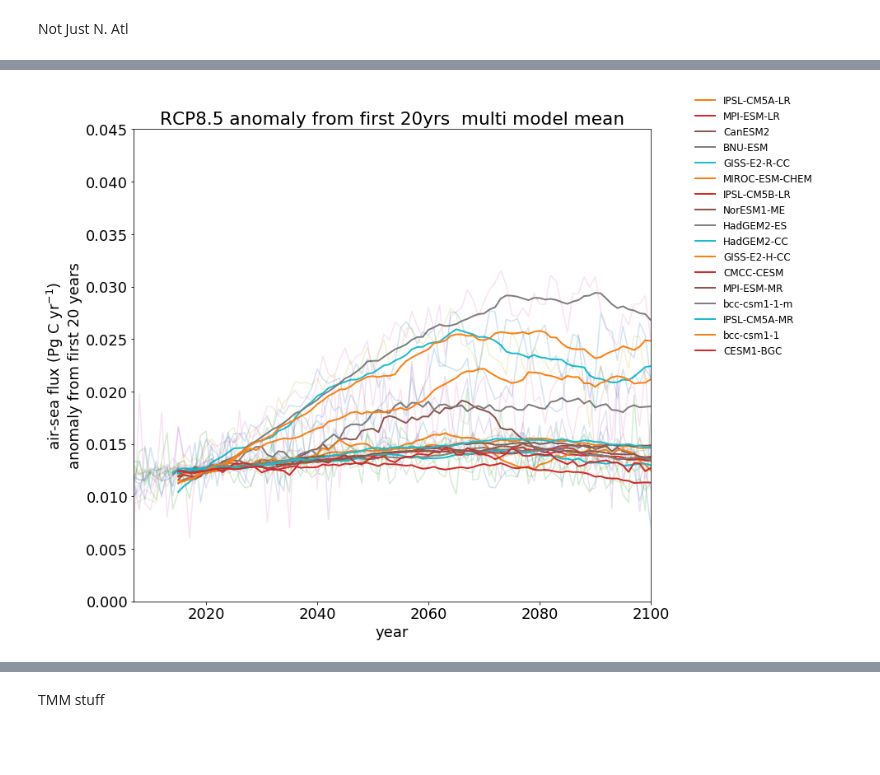
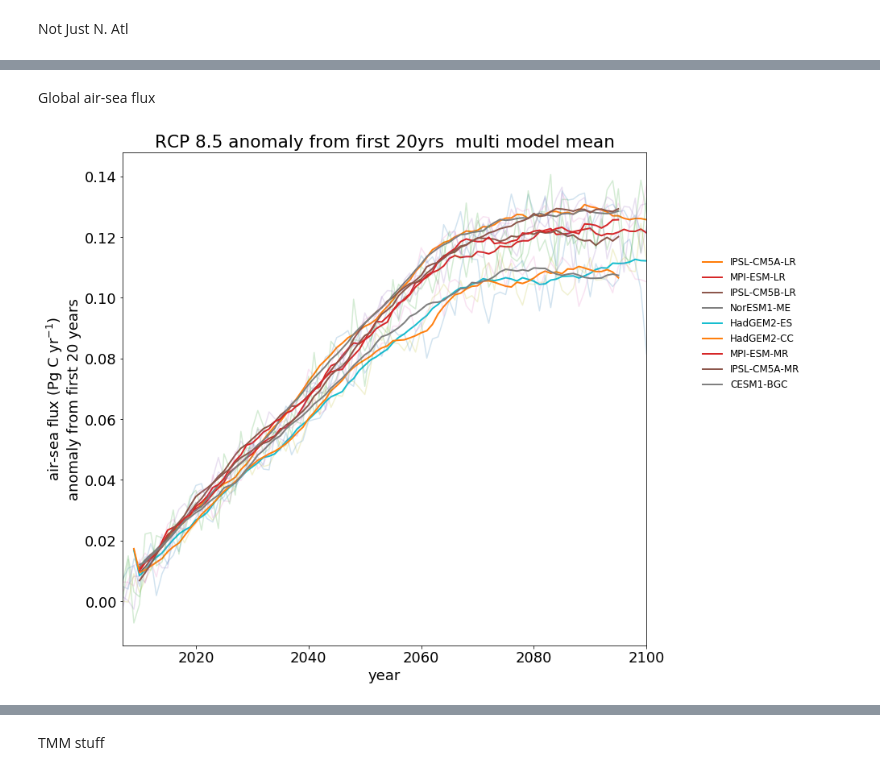
Before and after one commit to PaulHalloran/batmobile_jupyter_notebooks, a Jupyter notebook: analysis_for_noc_talk.ipynb, the cells around one changed output, grey strips where cells are left out. Saved outputs shown, nothing was run; the diff lists cells and outputs as text; code cells hidden in the pictures; blank space fills up the shorter version.

```diff
--- a/analysis_for_noc_talk.ipynb
+++ b/analysis_for_noc_talk.ipynb
@@ -1351,6 +1354,7 @@ run = 'rcp85'
 models = list(data_dict[run][variable])
 models.remove('CanESM2')
 models.remove('BNU-ESM')
+models.remove('CMCC-CESM')
 
 plt.close('all')
 fig = plt.figure(figsize=(10,7))
@@ -1358,16 +1362,18 @@ gs = gridspec.GridSpec(1, 1)
 ax1 = plt.subplot(gs[0:1,0:1])
 
 #'atl_n_subtropics','subtropics','atl_s_subtropics','pac_n_subtropicsE','pac_n_subtropicsW','pac_s_subtropicsE','pac_s_subtropicsW','global','atl_n_subpolar','pac_n_subpolarE','pac_n_subpolarW','S_ocean','arctic'
-j=7
+regions = ['atl_n_subtropics','global','S_ocean','N_alt']
+region = regions[1]
 
 for i,model in enumerate(models):
-    revelle_factor = carbchem_revelle(10,9.99e9,data_dict_region[regions[j]][run]['tos'][model]['first20']-273.15,data_dict_region[regions[j]][run]['sos'][model]['first20'],data_dict_region[regions[j]][run]['dissic'][model]['first20'],data_dict_region[regions[j]][run]['talk'][model]['first20'])
-    rf_aa = area_avg2(revelle_factor,region_bounds[regions[j]]['W'],region_bounds[regions[j]]['E'],region_bounds[regions[j]]['S'],region_bounds[regions[j]]['N'])
-    fgco2_change = area_sum2(data_dict_region[regions[j]][run]['fgco2'][model]['last20'] - data_dict_region[regions[j]][run]['fgco2'][model]['first20'],region_bounds[regions[j]]['W'],region_bounds[regions[j]]['E'],region_bounds[regions[j]]['S'],region_bounds[regions[j]]['N'])
+    revelle_factor = carbchem_revelle(10,9.99e9,data_dict_region[region][run]['tos'][model]['first20']-273.15,data_dict_region[region][run]['sos'][model]['first20'],data_dict_region[region][run]['dissic'][model]['first20'],data_dict_region[region][run]['talk'][model]['first20'])
+    rf_aa = area_avg(revelle_factor)
+    fgco2_change = area_sum(data_dict_region[region][run]['fgco2'][model]['last20'] - data_dict_region[region][run]['fgco2'][model]['first20'])
     if model <> 'NorESM1-ME':
         ax1.scatter(rf_aa.data,(fgco2_change.data*365.0*yearsec)/1.0e12,s=100,label = model)
 
-# plt.ylim(0.0,0.008)
+# plt.ylim(0.085,0.11)
+# plt.xlim(11.0,11.7)
 # cbar = fig.colorbar(contour_result1, cax=axs[-1])
 # cbar.set_label('Revelle Factor')
 plt.legend(loc=8, bbox_to_anchor=(1.2, 0.5),prop={'size': 12},frameon=False)
@@ -1383,35 +1388,44 @@ IndexError: index 0 is out of bounds for axis 0 with size 0
+# %% [markdown]
+Global air-sea flux
 # %%
-models = model_names(directory)
-models = list(models)
-models.remove('GFDL-ESM2M')
-models.remove('CNRM-CM5')
-
+# models = model_names(directory)
+# models = list(models)
+# models.remove('GFDL-ESM2M')
+# models.remove('CNRM-CM5')
+models = list(data_dict['rcp85']['talk'])
+models.remove('CanESM2')
+models.remove('BNU-ESM')
+models.remove('CMCC-CESM')
 variable = 'fgco2'
 run = 'rcp85'
+
+
 
 font = {'family' : 'normal',
         'weight' : 'normal',
         'size'   : 18}
 
 matplotlib.rc('font', **font)
 
-j=0
+regions = ['atl_n_subtropics','global','S_ocean','N_alt']
+region = regions[1]
 
-initial_value = (np.mean([area_sum(data_dict_region[regions[j]][run][variable][model]['first20']).data for model in data_dict_region[regions[j]][run][variable]])*365.0*yearsec)/1.0e12
+initial_value = (np.mean([area_sum(data_dict[run][variable][model]['first20']).data for model in models])*365.0*yearsec)/1.0e12
+
 
 plt.figure(figsize=(14,10))
-for model in list(data_dict[run][variable]):
-    df = pd.DataFrame({'tmp':(data_dict_region[regions[j]][run][variable][model]['timeseries'].data*365.0*yearsec)/1.0e12})
-    plt.plot(data_dict_region[regions[j]][run][variable][model]['years'],initial_value+df.tmp-df.tmp[0:20].mean(),alpha=0.2,label='_nolegend_')
-    plt.plot(data_dict_region[regions[j]][run][variable][model]['years'],initial_value+df.tmp.rolling(10).mean()-df.tmp[0:20].mean(),lw=2,label=model)
+for model in models:
+        df = pd.DataFrame({'tmp':(data_dict_region[region][run][variable][model]['timeseries'].data*365.0*yearsec)/1.0e12})
+        plt.plot(data_dict_region[region][run][variable][model]['years'],initial_value+df.tmp-df.tmp[0:20].mean(),alpha=0.2,label='_nolegend_')
+        plt.plot(data_dict_region[region][run][variable][model]['years']-5,initial_value+df.tmp.rolling(10).mean()-df.tmp[0:20].mean(),lw=2,label=model)
 
 plt.xlim([2007,2100])
-plt.ylim([-0.00,0.045])
+# plt.ylim([0.01,0.04])
 plt.legend(loc=8, bbox_to_anchor=(1.2, 0.5),prop={'size': 12},frameon=False)
 plt.xlabel('year')
 plt.ylabel('air-sea flux (Pg C yr$^{-1}$)\nanomaly from first 20 years')
-plt.title('RCP8.5 anomaly from first 20yrs  multi model mean')
+plt.title('RCP 8.5 anomaly from first 20yrs  multi model mean')
 plt.tight_layout()
 plt.savefig('/home/ph290/Documents/figures/global_rcp85_fgco2_ts.png')
 # %% [output]
-[figure, old version]
+[figure, new version]
```
Also changed, not shown: parts of 19 cells of this notebook, 1 other file.
